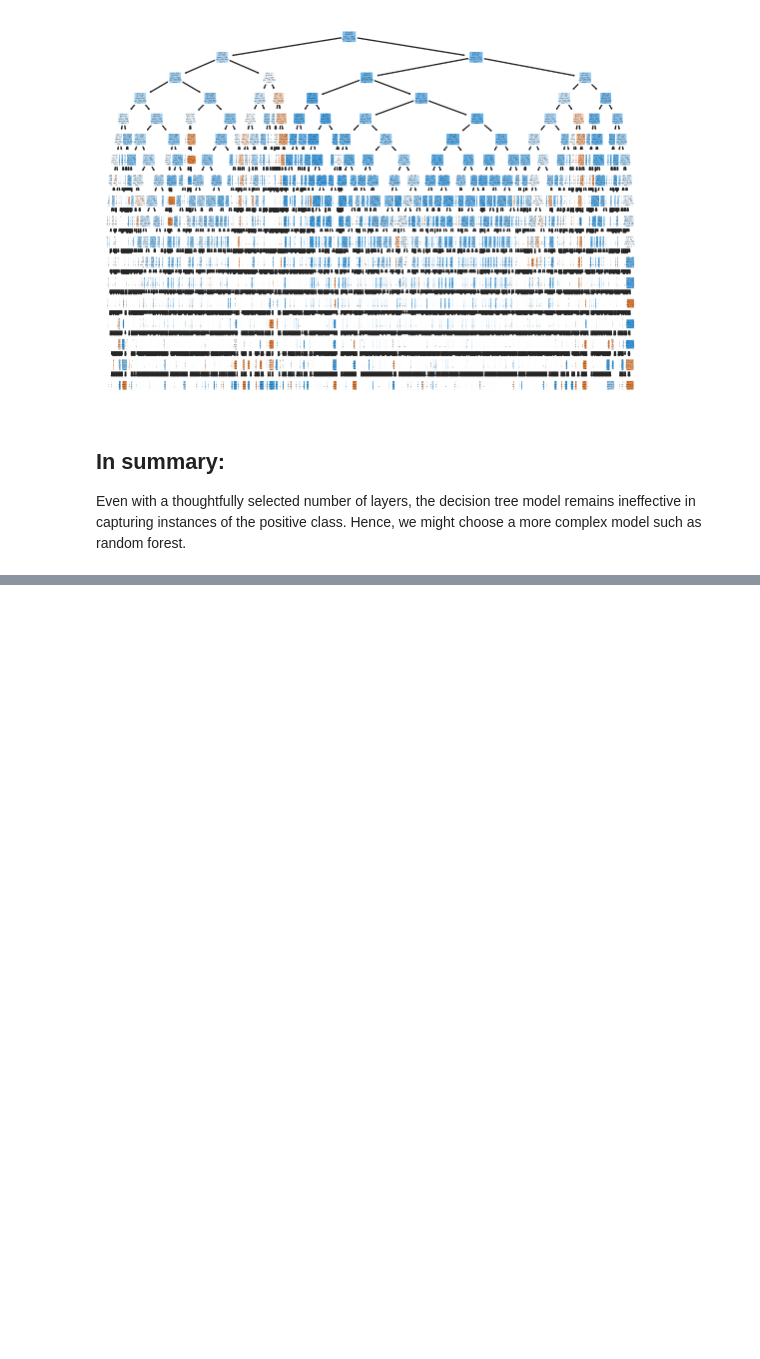
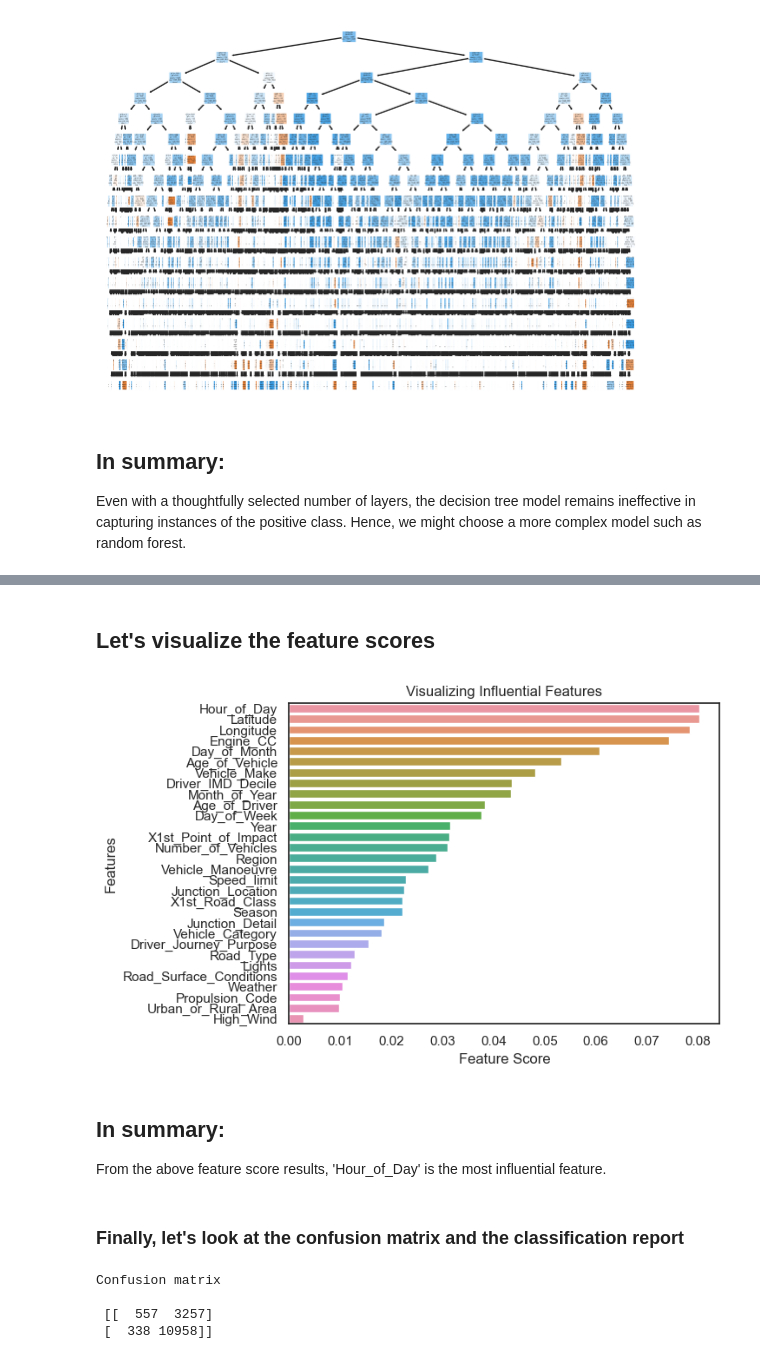
Before and after one commit to anly501/dsan-5000-project-WillWangUNC, a Jupyter notebook: dsan-website/5000-website/5000-website-Zenan/decisiontree.ipynb, the cells around one changed output, grey strips where cells are left out. Saved outputs shown, nothing was run; the diff lists cells and outputs as text; code cells hidden in the pictures; blank space fills up the shorter version.

```diff
--- a/dsan-website/5000-website/5000-website-Zenan/decisiontree.ipynb
+++ b/dsan-website/5000-website/5000-website-Zenan/decisiontree.ipynb
@@ -223,0 +228,6 @@ Even with a thoughtfully selected number of layers, the decision tree model rema
+# %%
+#| code-fold: false
+from sklearn.ensemble import RandomForestClassifier
+rfc = RandomForestClassifier(random_state=0)
+rfc.fit(x_train, y_train)
+y_pred = rfc.predict(x_test)
@@ -223,0 +242,8 @@ Even with a thoughtfully selected number of layers, the decision tree model rema
+# %%
+#| code-fold: false
+rfc_50 = RandomForestClassifier(n_estimators=50, random_state=0)
+rfc_50.fit(x_train, y_train)
+y_pred_50 = rfc_50.predict(x_test)
+
+print('Model accuracy score with 100 decision-trees : {0:0.4f}'. format(accuracy_score(y_test, y_pred_50)))
+feature_scores = pd.Series(rfc_50.feature_importances_, index=x_train.columns).sort_values(ascending=False)
@@ -223,0 +269,25 @@ Even with a thoughtfully selected number of layers, the decision tree model rema
+# %% [markdown]
+## Let's visualize the feature scores
+# %%
+#| code-fold: false
+sns.barplot(x=feature_scores, y=feature_scores.index)
+plt.xlabel('Feature Score')
+plt.ylabel('Features')
+plt.title("Visualizing Influential Features")
+plt.show()
+# %% [output]
+[figure, added]
+# %% [markdown]
+## In summary:
+From the above feature score results, 'Hour_of_Day' is the most influential feature.
+# %% [markdown]
+### Finally, let's look at the confusion matrix and the classification report
+# %%
+from sklearn.metrics import confusion_matrix
+cm = confusion_matrix(y_test, y_pred)
+print('Confusion matrix\n\n', cm)
+# %% [output]
+Confusion matrix
+
+ [[  557  3257]
+ [  338 10958]]
```
Also changed, not shown: parts of 8 cells of this notebook, 10 other files.
